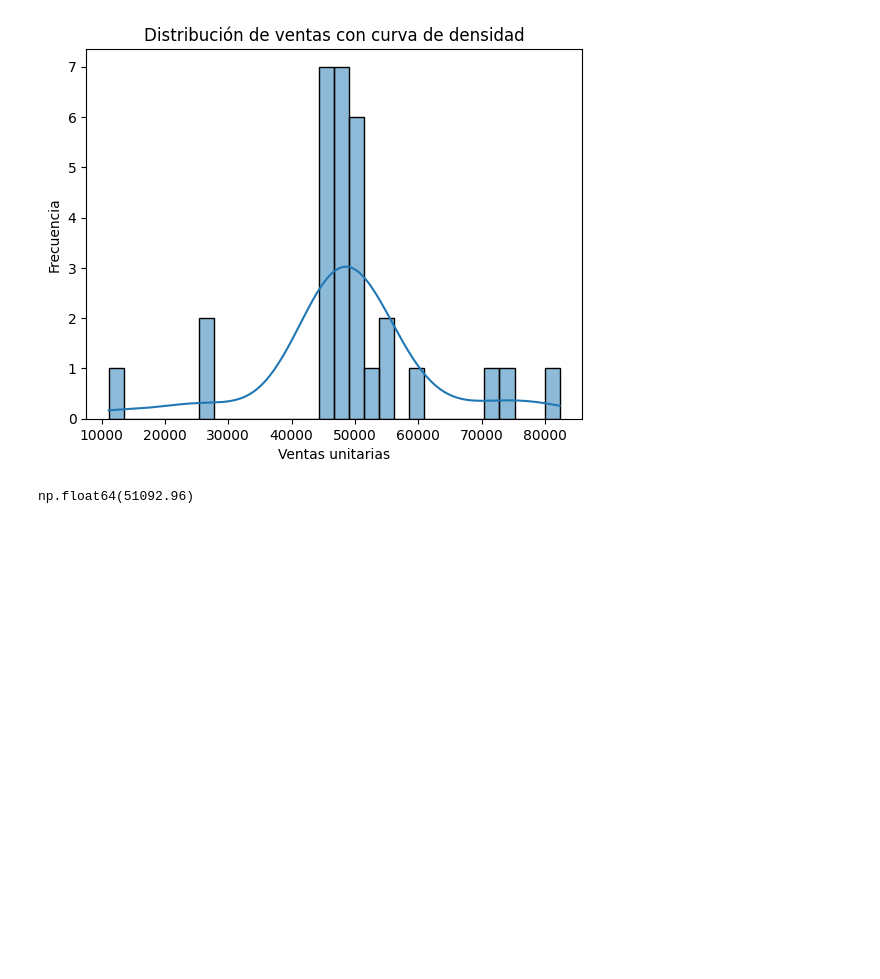
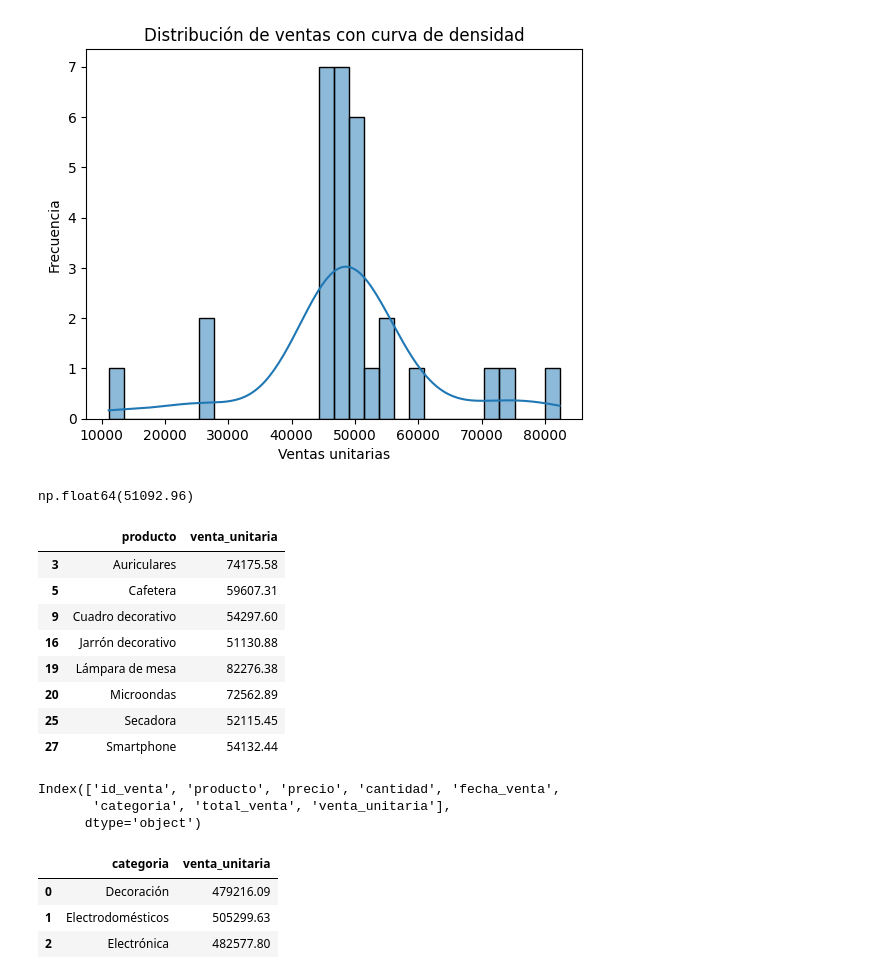
Before and after one commit to VictoriaGoldaraz/TT-2C2025-Data-Analitycs-Notebooks, a Jupyter notebook: Goldaraz,_María_Victoria_Comisión_C252613_TPI_Data_Analytics.ipynb, the cells around one changed output. Drawn from its saved outputs; the diff is of its cells as text; code cells hidden in the pictures; blank space fills up the shorter version.

```diff
--- a/Goldaraz,_María_Victoria_Comisión_C252613_TPI_Data_Analytics.ipynb
+++ b/Goldaraz,_María_Victoria_Comisión_C252613_TPI_Data_Analytics.ipynb
@@ -405,3 +405,33 @@ umbral_ventas = tabla_ventas["venta_unitaria"].quantile(0.75)
 umbral_ventas
 # %% [output]
 np.float64(51092.96)
+# %%
+# Identificar productos que superan el umbral
+# productos_top = tabla_ventas.query("venta_unitaria" >= @umbral")
+productos_top = tabla_ventas[tabla_ventas["venta_unitaria"] >= umbral_ventas]
+productos_top
+# %% [output]
+|  | producto | venta_unitaria |
+| 3 | Auriculares | 74175.58 |
+| 5 | Cafetera | 59607.31 |
+| 9 | Cuadro decorativo | 54297.60 |
+| 16 | Jarrón decorativo | 51130.88 |
+| 19 | Lámpara de mesa | 82276.38 |
+| 20 | Microondas | 72562.89 |
+| 25 | Secadora | 52115.45 |
+| 27 | Smartphone | 54132.44 |
+# %%
+df_ventas.columns
+# %% [output]
+Index(['id_venta', 'producto', 'precio', 'cantidad', 'fecha_venta',
+       'categoria', 'total_venta', 'venta_unitaria'],
+      dtype='object')
+# %%
+# Agrupar x categoría y sumamos
+ventas_categoria = df_ventas.groupby("categoria", as_index=False)["venta_unitaria"].sum()
+ventas_categoria.head()
+# %% [output]
+|  | categoria | venta_unitaria |
+| 0 | Decoración | 479216.09 |
+| 1 | Electrodomésticos | 505299.63 |
+| 2 | Electrónica | 482577.80 |
```
Also changed, not shown: parts of 4 cells of this notebook.
